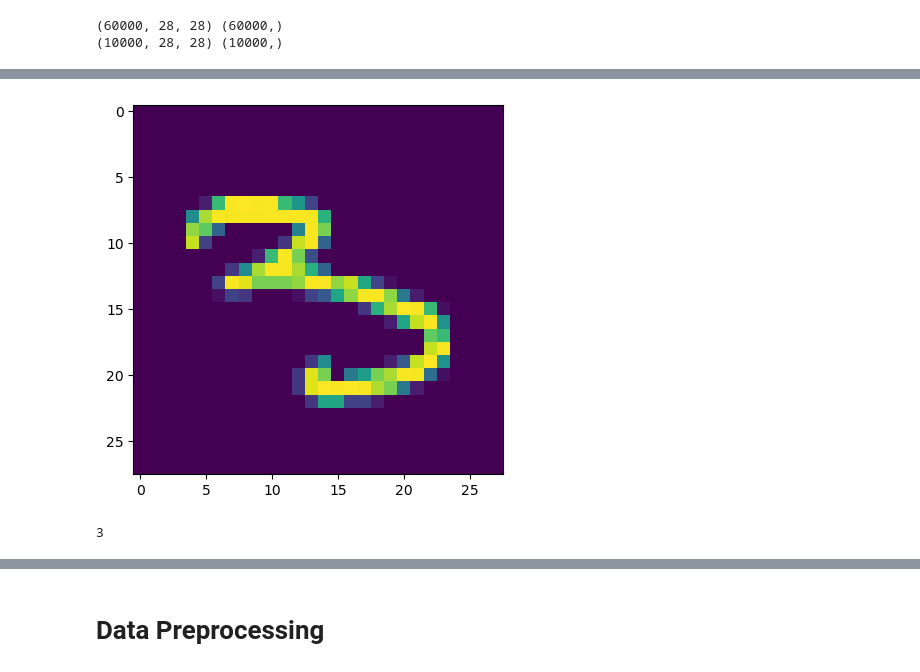
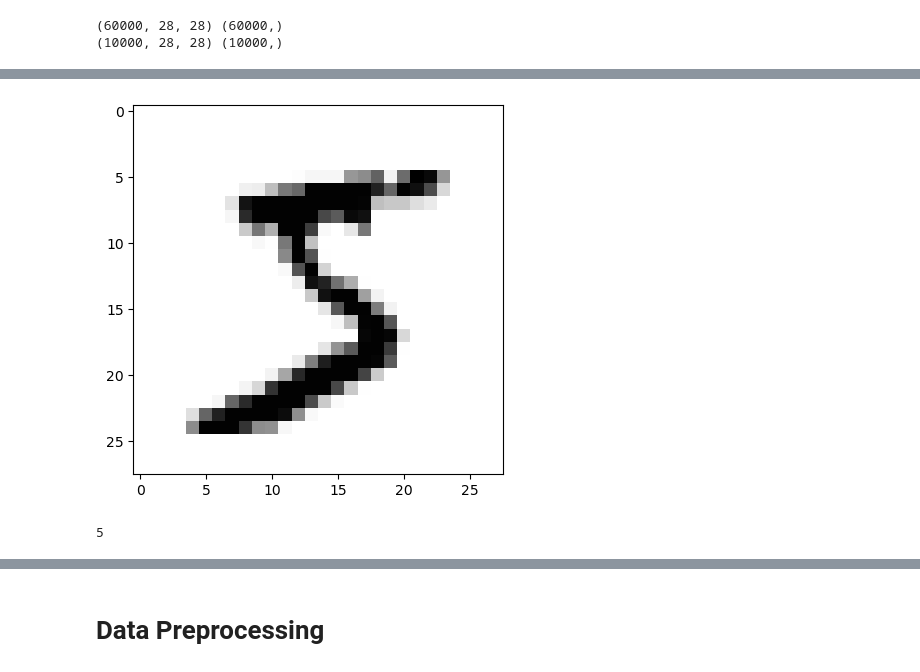
Before and after one commit to schanlar/machine_learning_projects, a Jupyter notebook: mnist/ANN_MNIST.ipynb, the cells around one changed output, grey strips where cells are left out. Saved outputs shown, nothing was run; the diff lists cells and outputs as text; code cells hidden in the pictures.

```diff
--- a/mnist/ANN_MNIST.ipynb
+++ b/mnist/ANN_MNIST.ipynb
@@ -25,6 +25,7 @@ print(x_test.shape, y_test.shape)
 (60000, 28, 28) (60000,)
 (10000, 28, 28) (10000,)
 # %%
-rand_idx = np.random.randint(0, len(x_train))
-print(x_train[rand_idx])
+single_image = x_train[0]
+
+print(single_image.shape)
 # %% [output]
@@ -48,8 +53,8 @@ print(x_train[rand_idx])
 # %%
-_ = plt.imshow(x_train[rand_idx])
+_ = plt.imshow(single_image, cmap="Greys")
 # %% [output]
-[figure, old version]
+[figure, new version]
 # %%
-print(y_train[rand_idx])
+print(y_train[0]) # The corresponding label
 # %% [output]
-3
+5
```
Also changed, not shown: parts of 21 cells of this notebook.
